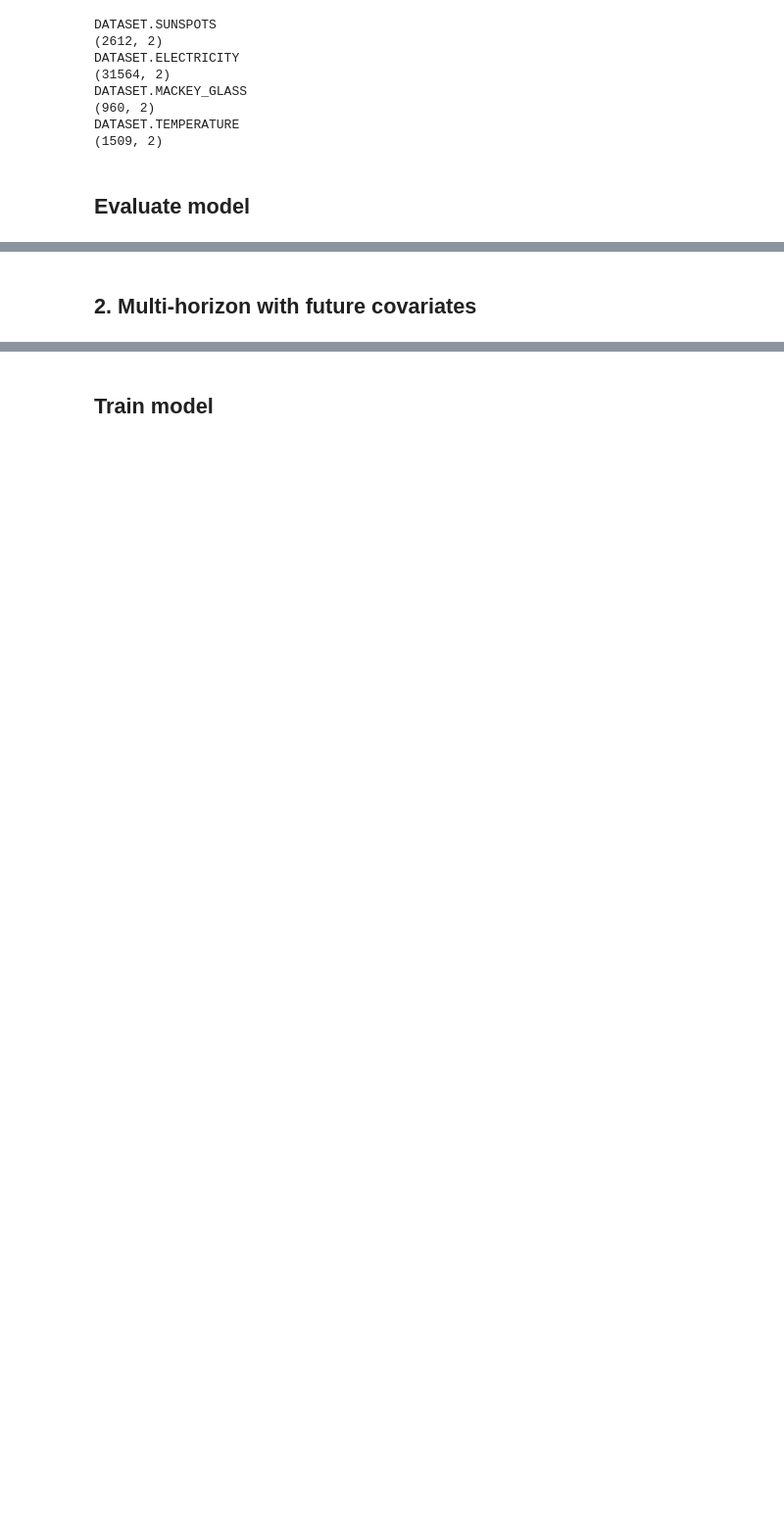
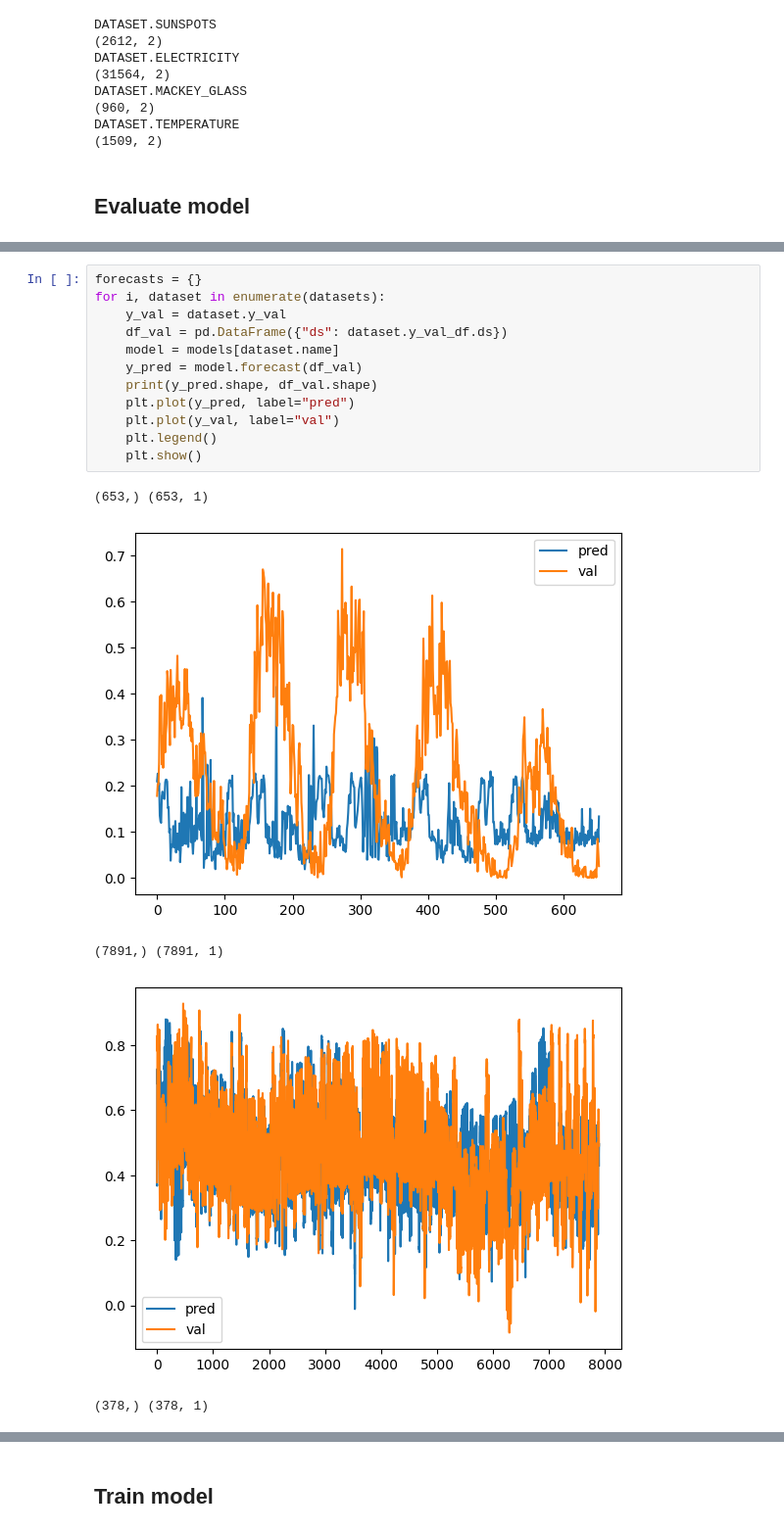
Before and after one commit to czyjtu/time-series-forecasting, a Jupyter notebook: notebooks/boosting_all_datasets.ipynb, the cells around one changed output, grey strips where cells are left out. Shown at 98% size. Cells and saved outputs as stored; diff of their text form; blank space fills up the shorter version.

```diff
--- a/notebooks/boosting_all_datasets.ipynb
+++ b/notebooks/boosting_all_datasets.ipynb
@@ -188,2 +121,18 @@ DATASET.MACKEY_GLASS
-# %% [markdown]
-## **2. Multi-horizon with future covariates**
+# %%
+forecasts = {}
+for i, dataset in enumerate(datasets):
+    y_val = dataset.y_val
+    df_val = pd.DataFrame({"ds": dataset.y_val_df.ds})
+    model = models[dataset.name]
+    y_pred = model.forecast(df_val)
+    print(y_pred.shape, df_val.shape)
+    plt.plot(y_pred, label="pred")
+    plt.plot(y_val, label="val")
+    plt.legend()
+    plt.show()
+# %% [output]
+(653,) (653, 1)
+[figure, added]
+(7891,) (7891, 1)
+[figure, added]
+(378,) (378, 1)
```
Also changed, not shown: parts of 32 cells of this notebook, 9 other files.
